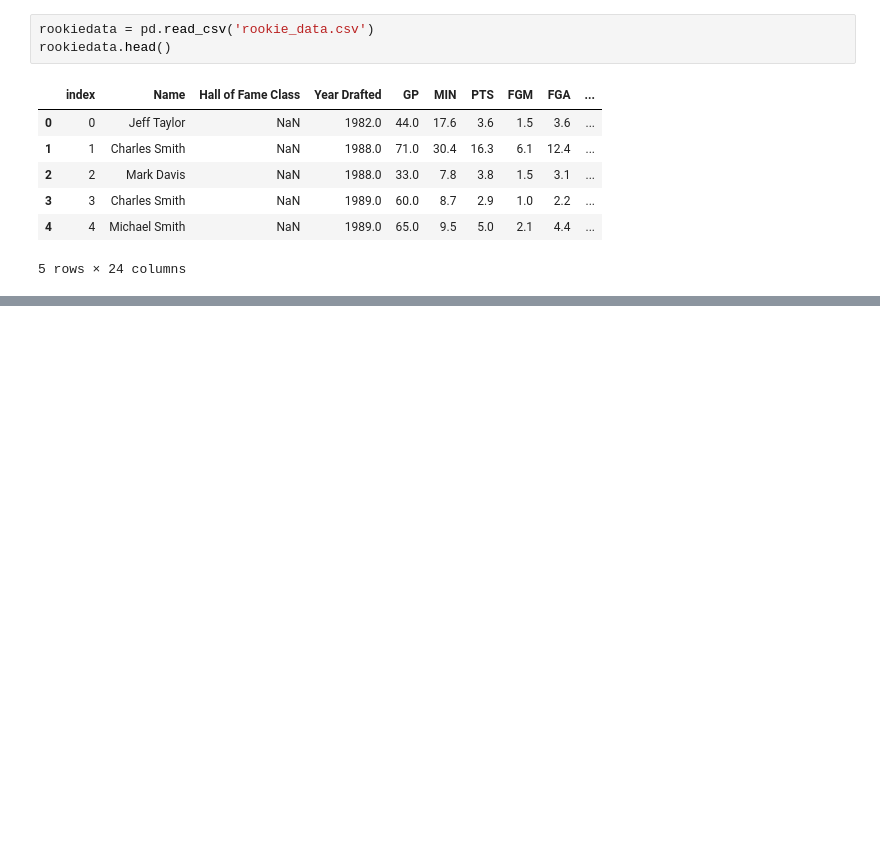
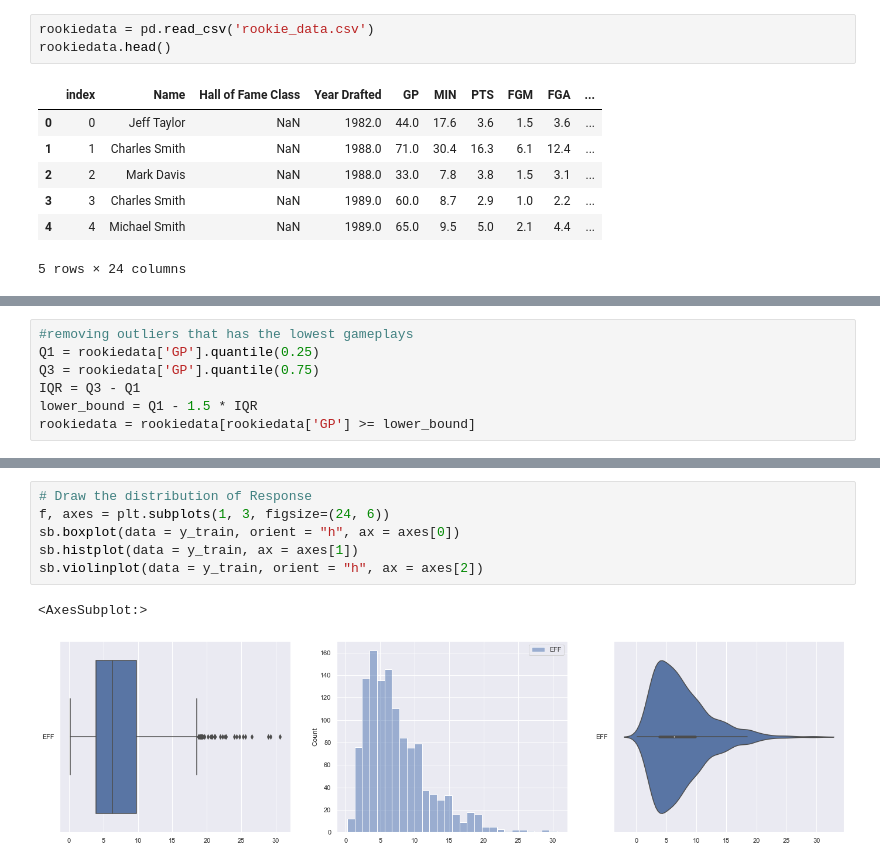
Before and after one commit to bron322/NBAPlayersHoFPrediction, a Jupyter notebook: mini_project.ipynb, the cells around one changed output, grey strips where cells are left out. Cells and saved outputs as stored; diff of their text form; blank space fills up the shorter version.

```diff
--- a/mini_project.ipynb
+++ b/mini_project.ipynb
@@ -20,0 +43,7 @@ print("gg")
+# %%
+#removing outliers that has the lowest gameplays
+Q1 = rookiedata['GP'].quantile(0.25)
+Q3 = rookiedata['GP'].quantile(0.75)
+IQR = Q3 - Q1
+lower_bound = Q1 - 1.5 * IQR
+rookiedata = rookiedata[rookiedata['GP'] >= lower_bound]
@@ -20,0 +185,9 @@ print("gg")
+# %%
+# Draw the distribution of Response
+f, axes = plt.subplots(1, 3, figsize=(24, 6))
+sb.boxplot(data = y_train, orient = "h", ax = axes[0])
+sb.histplot(data = y_train, ax = axes[1])
+sb.violinplot(data = y_train, orient = "h", ax = axes[2])
+# %% [output]
+<AxesSubplot:>
+[figure, added]
```
Also changed, not shown: parts of 18 cells of this notebook.
